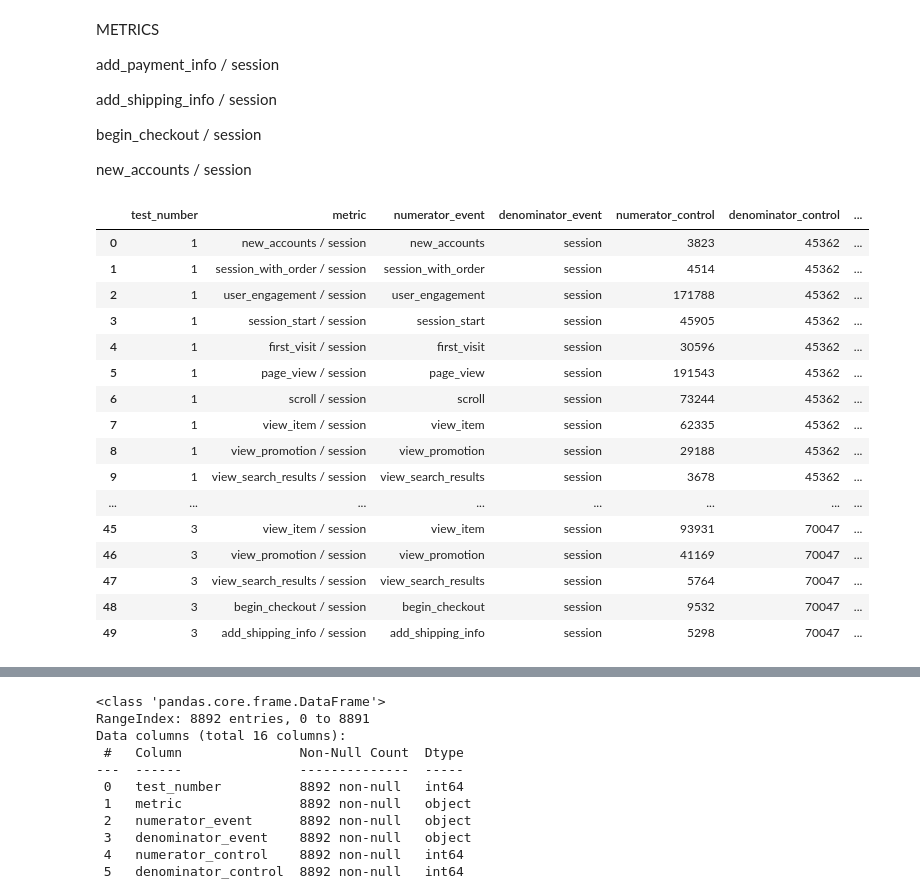
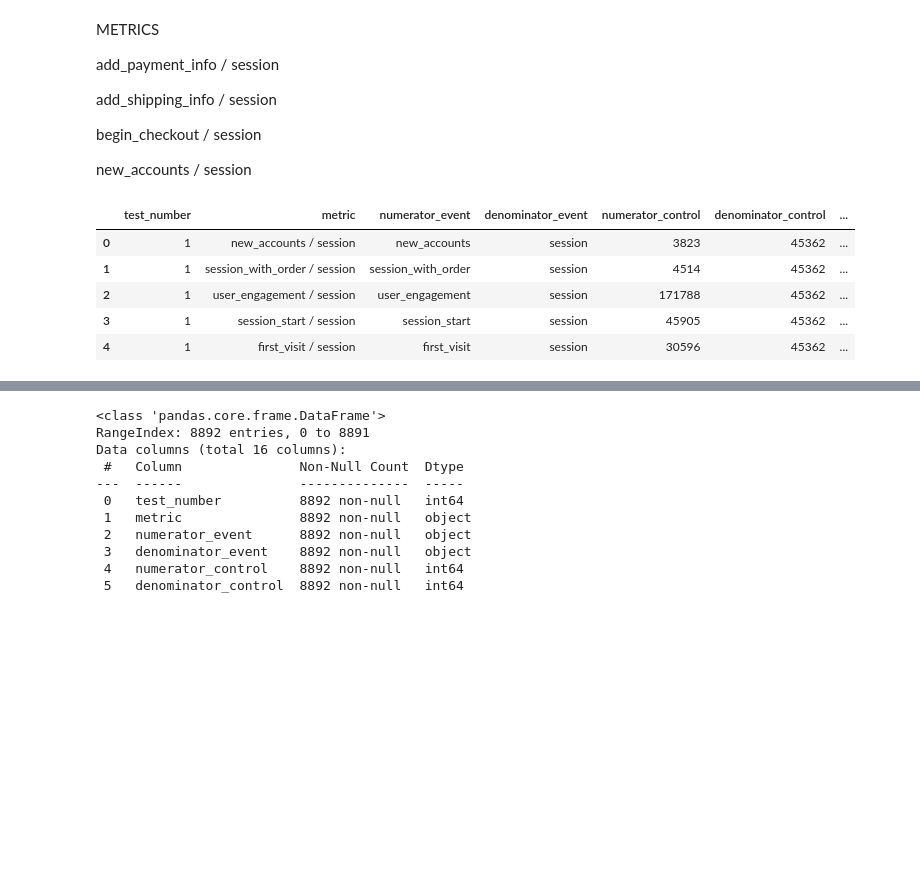
Before and after one commit to tetiana-kholod/a-b-test, a Jupyter notebook: a_b_test.ipynb, the cells around one changed output, grey strips where cells are left out. Saved outputs shown, nothing was run; the diff lists cells and outputs as text; code cells hidden in the pictures; blank space fills up the shorter version.

```diff
--- a/a_b_test.ipynb
+++ b/a_b_test.ipynb
@@ -279,46 +279,35 @@ for test in test_list:
 
         "metric": f"{event} / session",
         "numerator_event": event,
         "denominator_event": "session",
         "numerator_control": results_test_group1[event].iloc[0],
         "denominator_control": results_test_group1["sessions"].iloc[0],
         "conversion_control": results_test_group1[event].iloc[0] / results_test_group1["sessions"].iloc[0],
         "numerator_test": results_test_group2[event].iloc[0],
         "denominator_test": results_test_group2["sessions"].iloc[0],
         "conversion_test": results_test_group2[event].iloc[0] / results_test_group2["sessions"].iloc[0],
 
-        "metric_change": (),
+        "metric_change_%": (),
         "z_stat": (),
         "p_value": (),
         "significant": (),
 
         "dimension": "total",
         "dimension_value": "total"
         }
 
         final_table = pd.concat([final_table, pd.DataFrame([new_row_1])], ignore_index=True)
 #final_table["dimension"] = "total"
 #final_table["dimension_value"] = "total"
 
-final_table.head(50)
+final_table.head()
 # %% [output]
 |  | test_number | metric | numerator_event | denominator_event | numerator_control | denominator_control | ... |
 | 0 | 1 | new_accounts / session | new_accounts | session | 3823 | 45362 | ... |
 | 1 | 1 | session_with_order / session | session_with_order | session | 4514 | 45362 | ... |
 | 2 | 1 | user_engagement / session | user_engagement | session | 171788 | 45362 | ... |
 | 3 | 1 | session_start / session | session_start | session | 45905 | 45362 | ... |
 | 4 | 1 | first_visit / session | first_visit | session | 30596 | 45362 | ... |
-| 5 | 1 | page_view / session | page_view | session | 191543 | 45362 | ... |
-| 6 | 1 | scroll / session | scroll | session | 73244 | 45362 | ... |
-| 7 | 1 | view_item / session | view_item | session | 62335 | 45362 | ... |
-| 8 | 1 | view_promotion / session | view_promotion | session | 29188 | 45362 | ... |
-| 9 | 1 | view_search_results / session | view_search_results | session | 3678 | 45362 | ... |
-| ... | ... | ... | ... | ... | ... | ... | ... |
-| 45 | 3 | view_item / session | view_item | session | 93931 | 70047 | ... |
-| 46 | 3 | view_promotion / session | view_promotion | session | 41169 | 70047 | ... |
-| 47 | 3 | view_search_results / session | view_search_results | session | 5764 | 70047 | ... |
-| 48 | 3 | begin_checkout / session | begin_checkout | session | 9532 | 70047 | ... |
-| 49 | 3 | add_shipping_info / session | add_shipping_info | session | 5298 | 70047 | ... |
 # %%
 devices_list = results["device"].unique()
 #print(devices_list)
```
Also changed, not shown: parts of 5 cells of this notebook.
